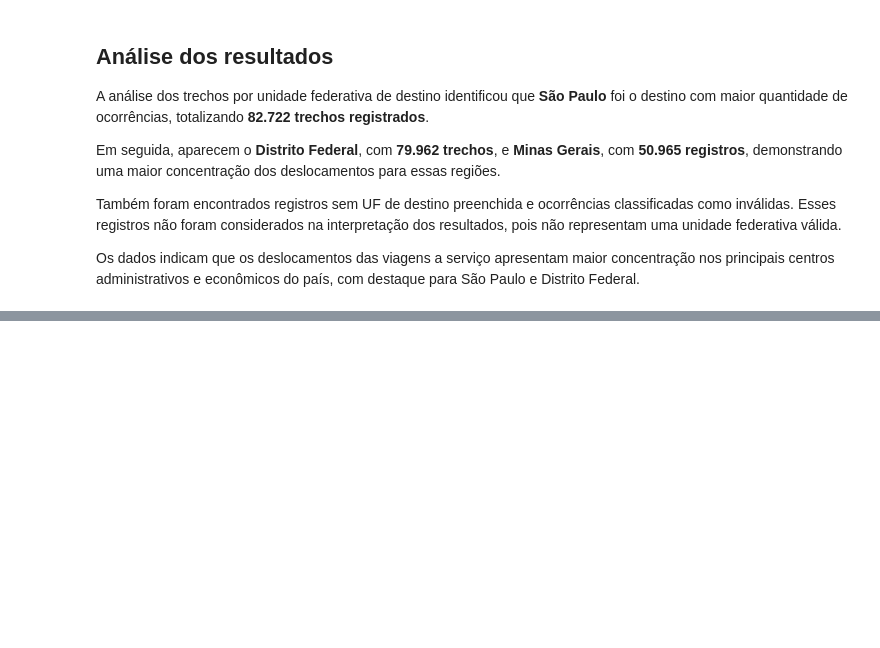
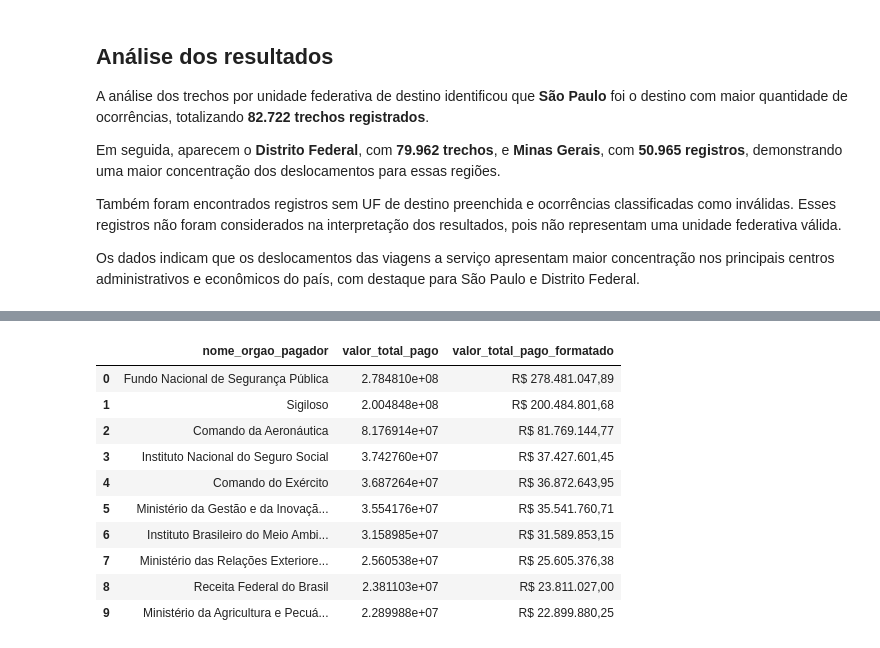
Before and after one commit to FernandaBarrosLinhares/Projeto-Final-Fernanda-Linhares, a Jupyter notebook: _MySQL/3_analise.ipynb, the cells around one changed output, grey strips where cells are left out. Saved outputs shown, nothing was run; the diff lists cells and outputs as text; code cells hidden in the pictures; blank space fills up the shorter version.

```diff
--- a/_MySQL/3_analise.ipynb
+++ b/_MySQL/3_analise.ipynb
@@ -590,0 +599,27 @@ Os dados indicam que os deslocamentos das viagens a serviço apresentam maior co
+# %%
+sql_q7 = '''
+SELECT
+    nome_orgao_pagador,
+    SUM(valor) AS valor_total_pago
+FROM silver_pagamento
+GROUP BY nome_orgao_pagador
+ORDER BY valor_total_pago DESC
+LIMIT 10;
+'''
+
+q7 = consultar(sql_q7)
+q7['valor_total_pago_formatado'] = q7['valor_total_pago'].apply(reais)
+
+q7
+# %% [output]
+|  | nome_orgao_pagador | valor_total_pago | valor_total_pago_formatado |
+| 0 | Fundo Nacional de Segurança Pública | 2.784810e+08 | R$ 278.481.047,89 |
+| 1 | Sigiloso | 2.004848e+08 | R$ 200.484.801,68 |
+| 2 | Comando da Aeronáutica | 8.176914e+07 | R$ 81.769.144,77 |
+| 3 | Instituto Nacional do Seguro Social | 3.742760e+07 | R$ 37.427.601,45 |
+| 4 | Comando do Exército | 3.687264e+07 | R$ 36.872.643,95 |
+| 5 | Ministério da Gestão e da Inovaçã... | 3.554176e+07 | R$ 35.541.760,71 |
+| 6 | Instituto Brasileiro do Meio Ambi... | 3.158985e+07 | R$ 31.589.853,15 |
+| 7 | Ministério das Relações Exteriore... | 2.560538e+07 | R$ 25.605.376,38 |
+| 8 | Receita Federal do Brasil | 2.381103e+07 | R$ 23.811.027,00 |
+| 9 | Ministério da Agricultura e Pecuá... | 2.289988e+07 | R$ 22.899.880,25 |
```
Also changed, not shown: parts of 3 cells of this notebook.
